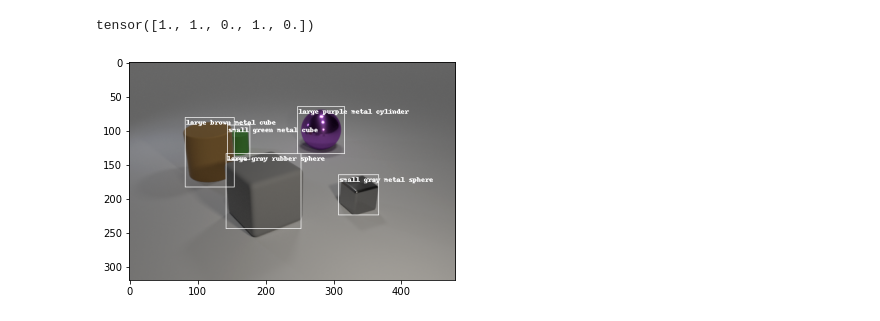
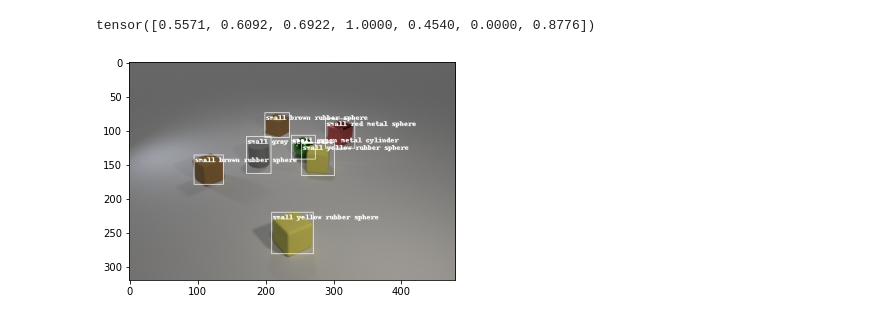
Before and after one commit to anrigo/LostGANs, a Jupyter notebook: clevr_exp.ipynb, the cells around one changed output. Drawn from its saved outputs; the diff is of its cells as text; code cells hidden in the pictures.

```diff
--- a/clevr_exp.ipynb
+++ b/clevr_exp.ipynb
@@ -7,21 +7,21 @@ import matplotlib.pyplot as plt
 
 dataset = get_dataset('clevr', None, 'val')
 # %%
-scene_idx = 0
+scene_idx = 82
 
 image, bboxes, labels, depths = dataset[scene_idx]
 
 bboxes = scale_boxes(bboxes, image.shape[-2:], 'coordinates', torch.int)
 
 disp = normalize_tensor(image, (0,255)).type(torch.uint8)
 
 texts = [dataset.idx2label[idx] for idx in labels]
 
 disp = draw_bounding_boxes(disp, bboxes, texts)
 
 plt.imshow(disp.permute(1,2,0))
 
 depths
 # %% [output]
-tensor([1., 1., 0., 1., 0.])
+tensor([0.5571, 0.6092, 0.6922, 1.0000, 0.4540, 0.0000, 0.8776])
-[figure, old version]
+[figure, new version]
```
Also changed, not shown: parts of 1 cell of this notebook, 1 other file.
